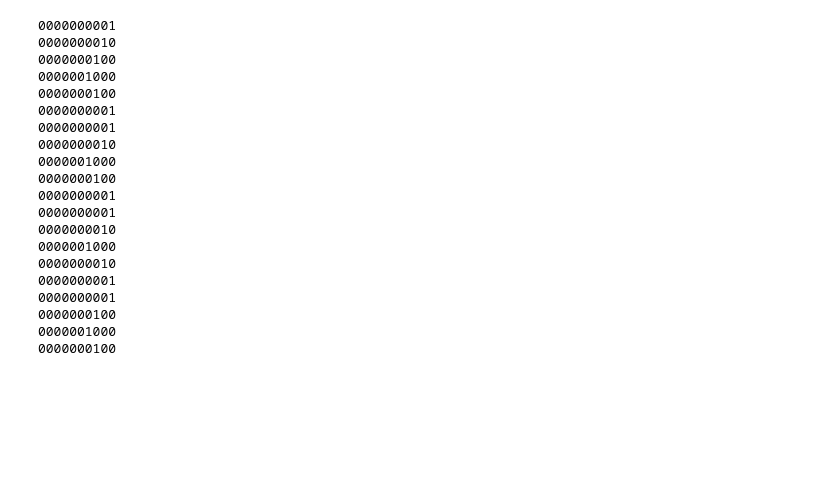
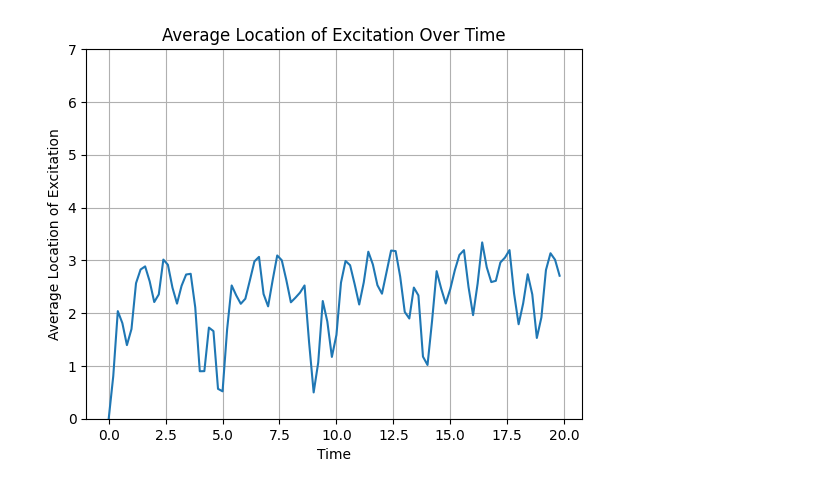
Before and after one commit to JEly613/EinR_CD05, a Jupyter notebook: Project/Anderson.ipynb, the cells around one changed output. Drawn from its saved outputs; the diff is of its cells as text; code cells hidden in the pictures; blank space fills up the shorter version.

```diff
--- a/Project/Anderson.ipynb
+++ b/Project/Anderson.ipynb
@@ -13,8 +13,9 @@ Y = np.array([[0, -1j], [1j, 0]])
 Z = np.array([[1, 0], [0, -1]])
 I = np.identity(2)
 # %%
-n = 10
-b = [random.random()*3 for _ in range(n)]
+n = 8
+b = [1 for i in range(n)]
+b2 = [random.random()*3 for i in range(n-1)]
 
 def get_gi(gate, i, get_gi1=False):
     gates = []
@@ -25,7 +26,7 @@ def get_gi(gate, i, get_gi1=False):
             gates.append(I)
     return ft.reduce(np.kron, gates)
 
-h1 = sum((get_gi(X, i, True) + get_gi(Y, i, True)) for i in range(n-1))
+h1 = sum(b2[i]*(get_gi(X, i, True) + get_gi(Y, i, True)) for i in range(n-1))
 
 h2 = sum((b[i] * get_gi(Z, i)) for i in range(n))
 
@@ -38,38 +39,36 @@ def u(t):
 #print(h)
 # %%
 simulator = Aer.get_backend('aer_simulator')
+r = np.arange(0, 20, .2)
+shots = 1000
+avg_locations = []
 
-for i in np.arange(0, 10, .5):
+for t in r:
     qc = QuantumCircuit(n)
-    qc.x(0) # create |100...0> state
+    qc.x(0) # create state with 1 qubit in the |1> state
 
-    qc.unitary(u(i), range(n))
+    qc.unitary(u(t), range(n))
     qc.measure_all()
 
     compiled_circuit = transpile(qc, simulator)
-    job = simulator.run(compiled_circuit, shots=1000)
+    job = simulator.run(compiled_circuit, shots=shots)
     result = job.result()
-    counts = result.get_counts()
+    counts = dict(result.get_counts())
 
-    print(counts.most_frequent())
+    avg_location = 0
+    for bitstring, freq in sorted(counts.items(), key=lambda x: x[1], reverse=True):
+        location = n-1-bitstring.index('1')
+        avg_location += location * freq / shots
+        #print(f"{bitstring.replace("0", "-")}: {freq}", end='; ')
+    #print(avg_location)
+    avg_locations.append(avg_location)
+
+plt.plot(r, avg_locations)
+plt.xlabel('Time')
+plt.ylabel('Average Location of Excitation')
+plt.ylim(0, n-1)
+plt.title('Average Location of Excitation Over Time')
+plt.grid()
+plt.show()
 # %% [output]
-0000000001
-0000000010
-0000000100
-0000001000
-0000000100
-0000000001
-0000000001
-0000000010
-0000001000
-0000000100
-0000000001
-0000000001
-0000000010
-0000001000
-0000000010
-0000000001
-0000000001
-0000000100
-0000001000
-0000000100
+[figure, added]
```
Also changed, not shown: 1 other file.
